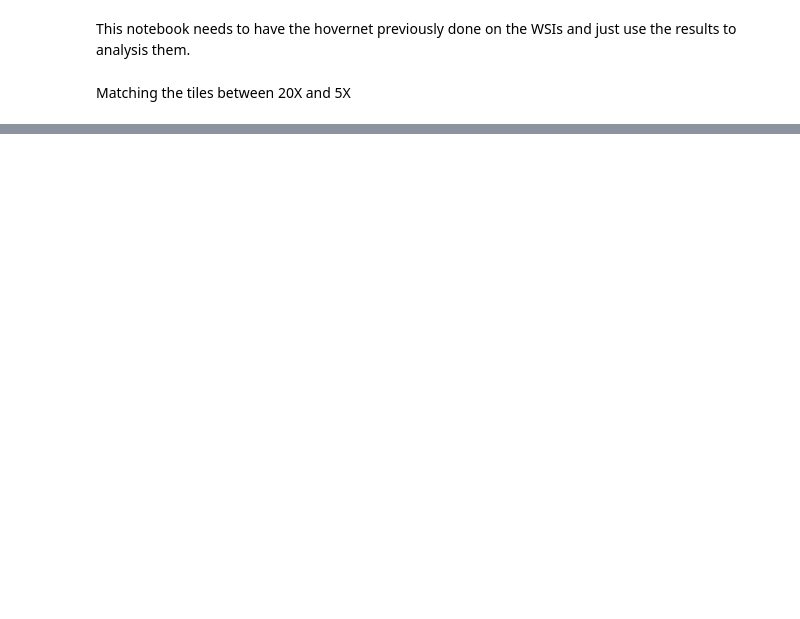
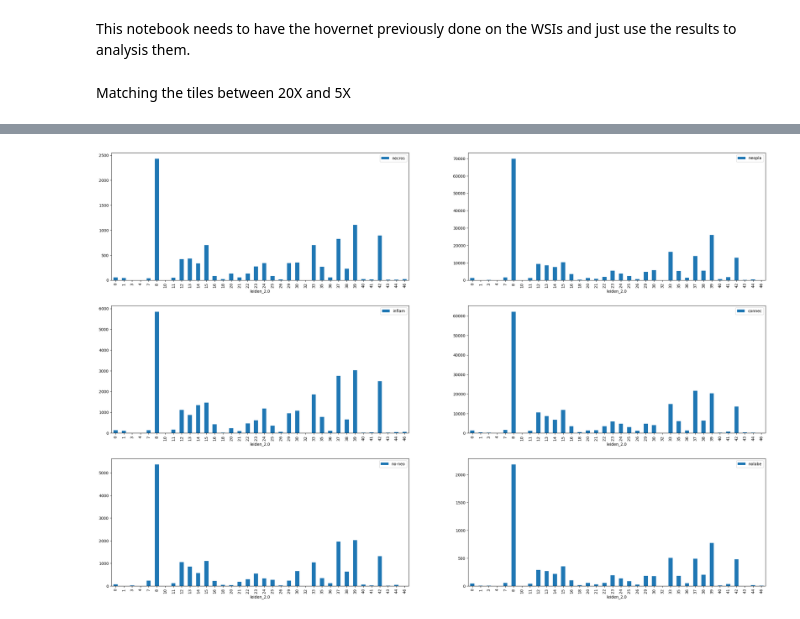
Before and after one commit to FarzanehSeyedshahi/Histomorphological-Phenotype-Learning, a Jupyter notebook: workflow/hovernet.ipynb, the cells around one changed output, grey strips where cells are left out. Saved outputs shown, nothing was run; the diff lists cells and outputs as text; code cells hidden in the pictures; blank space fills up the shorter version.

```diff
--- a/workflow/hovernet.ipynb
+++ b/workflow/hovernet.ipynb
@@ -71,0 +152,10 @@ dict_keys(['mag', 'nuc'])
+# %%
+# fetch clusters
+csv = '/nfs/home/users/fshahi/Projects/Histomorphological-Phenotype-Learning/results/BarlowTwins_3/Meso/h224_w224_n3_zdim128/750K/adatas/Meso_he_complete_filtered_metadata_leiden_2p0__fold4.csv'
+clusters = pd.read_csv(csv)
+clusters = clusters[['tiles', 'leiden_2.0', 'slides']]
+clusters['slides'] = clusters['slides'].apply(lambda x: x+'_files') # add _files to the slides to match dictionary
+clusters = clusters[clusters['slides'].isin(filenames_5x)] # filter out the slides that are in the dictionary
+print('Number of clusters:',clusters['leiden_2.0'].value_counts().shape[0])
+print('Number of slides:',clusters['slides'].value_counts().shape[0])
+clusters
@@ -71,0 +178,13 @@ dict_keys(['mag', 'nuc'])
+# %%
+# add dictionary data to the cluster dataframe by tile and slidename
+df = nuc_types_df.merge(clusters, on=['slides', 'tiles'], how='inner')
+plotting_dfs = df.groupby('leiden_2.0').sum().drop(columns=['slides', 'tiles']).reset_index()
+plotting_dfs
+
+# plot each column of the dataframe
+fig, ax = plt.subplots(3,2, figsize=(30,20))
+ax = ax.flatten()
+for i in range(0,6):
+    plotting_dfs.plot(x='leiden_2.0', y=plotting_dfs.columns[i+1], kind='bar', ax=ax[i])
+# %% [output]
+[figure, added]
```
Also changed, not shown: parts of 10 cells of this notebook, 1 other file.
